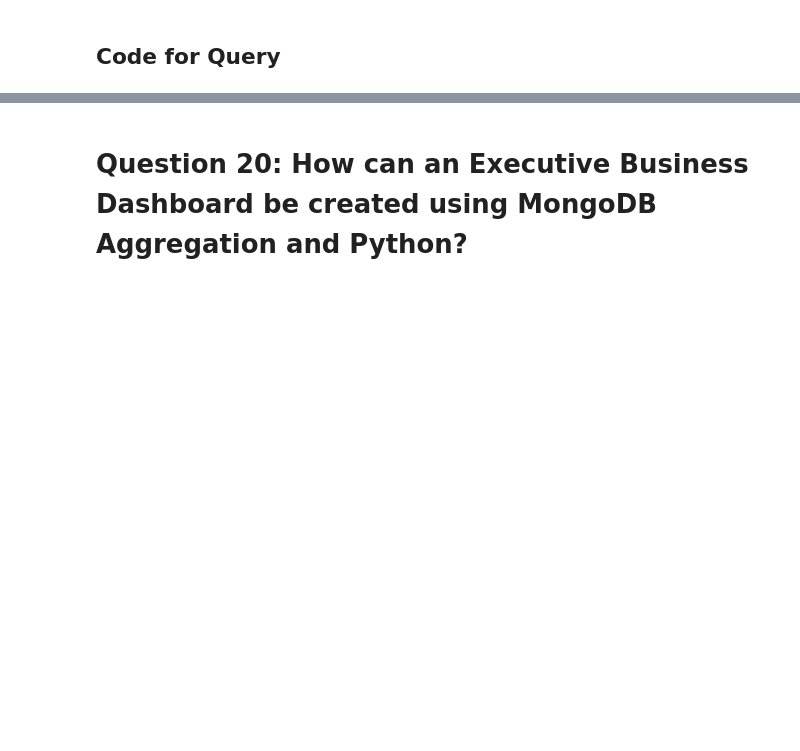
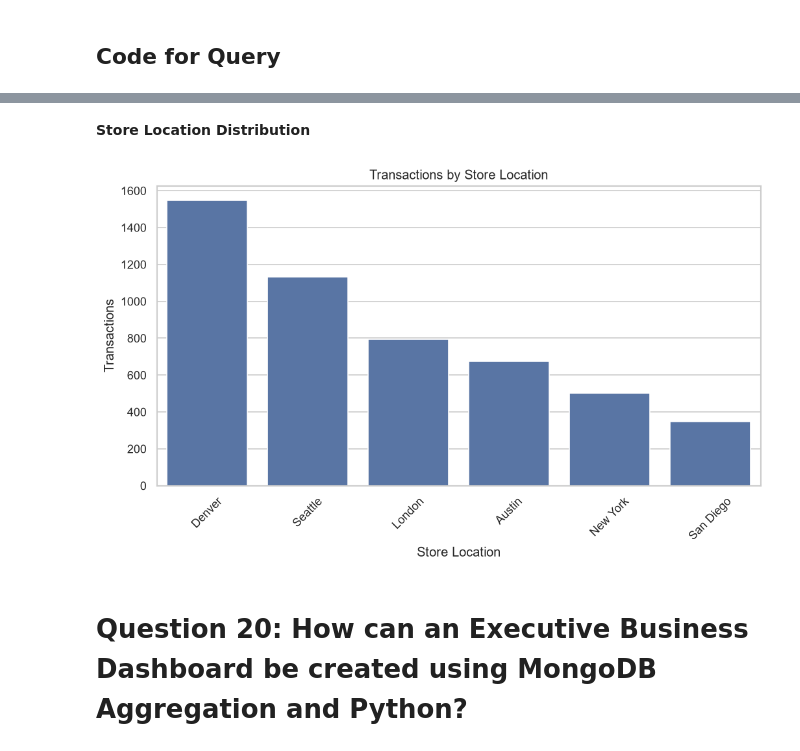
Before and after one commit to thanuja-reddi/MongoDB_EDA_Case_Study, a Jupyter notebook: notebooks/homework_casestudy_questions.ipynb, the cells around one changed output, grey strips where cells are left out. Cells and saved outputs as stored; diff of their text form; code cells hidden in the pictures; blank space fills up the shorter version.

```diff
--- a/notebooks/homework_casestudy_questions.ipynb
+++ b/notebooks/homework_casestudy_questions.ipynb
@@ -1530,0 +1613,6 @@ Instead of executing separate aggregation queries for each report, MongoDB's **`
+# %%
+store_summary = pd.DataFrame(
+    business_summary["store_location_summary"]
+)
+
+store_summary
@@ -1531,3 +1660,25 @@ Instead of executing separate aggregation queries for each report, MongoDB's **`
+# %% [markdown]
+**Store Location Distribution**
+# %%
+plt.figure(figsize=(10,5))
+
+sns.barplot(
+    data=store_summary,
+    x="_id",
+    y="transactions"
+)
+
+plt.title("Transactions by Store Location")
+
+plt.xlabel("Store Location")
+
+plt.ylabel("Transactions")
+
+plt.xticks(rotation=45)
+
+plt.show()
+# %% [output]
+[figure, added]
 # %% [markdown]
 # Question 20: How can an Executive Business Dashboard be created using MongoDB Aggregation and Python?
 # %% [markdown]
```
Also changed, not shown: parts of 9 cells of this notebook.
